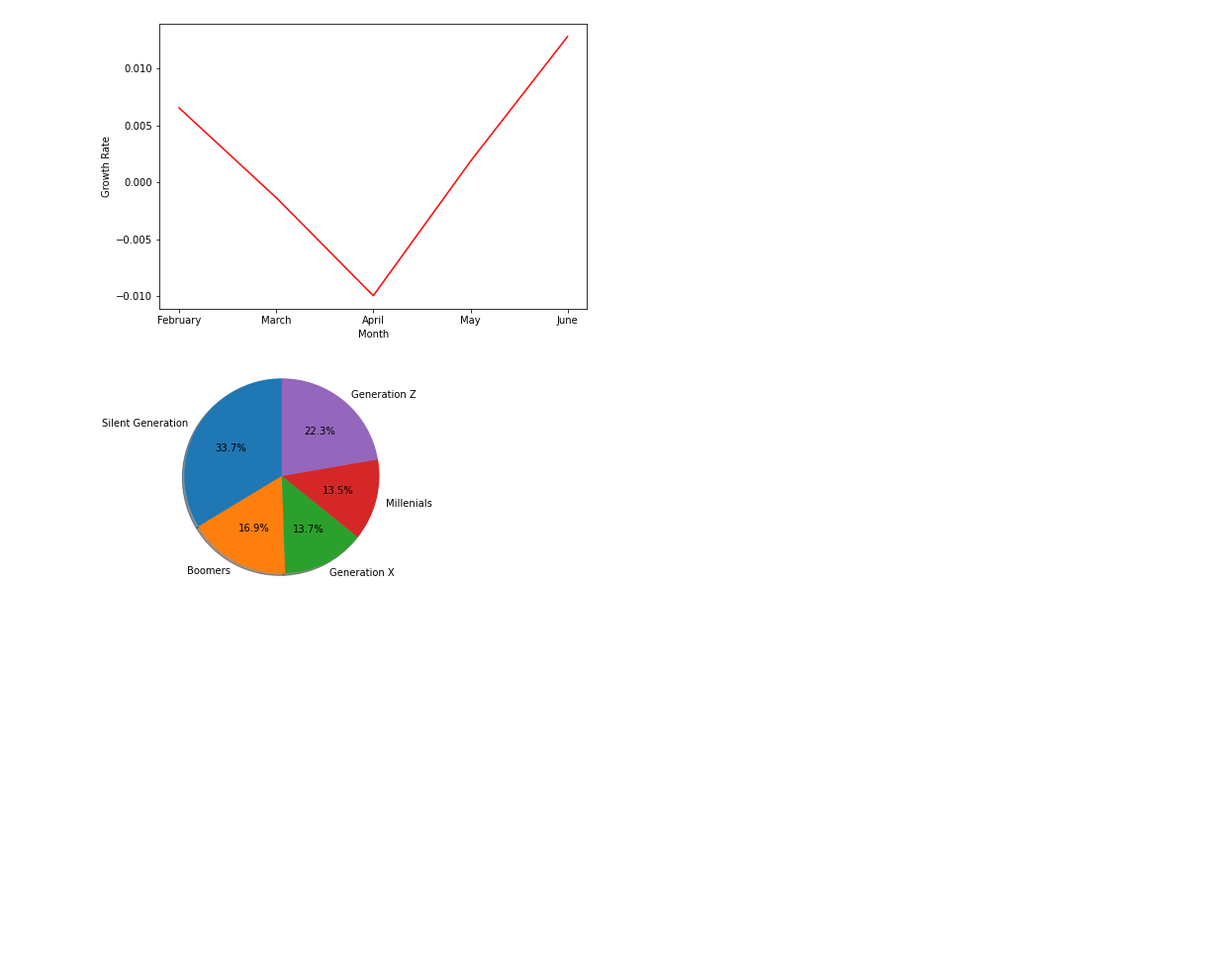
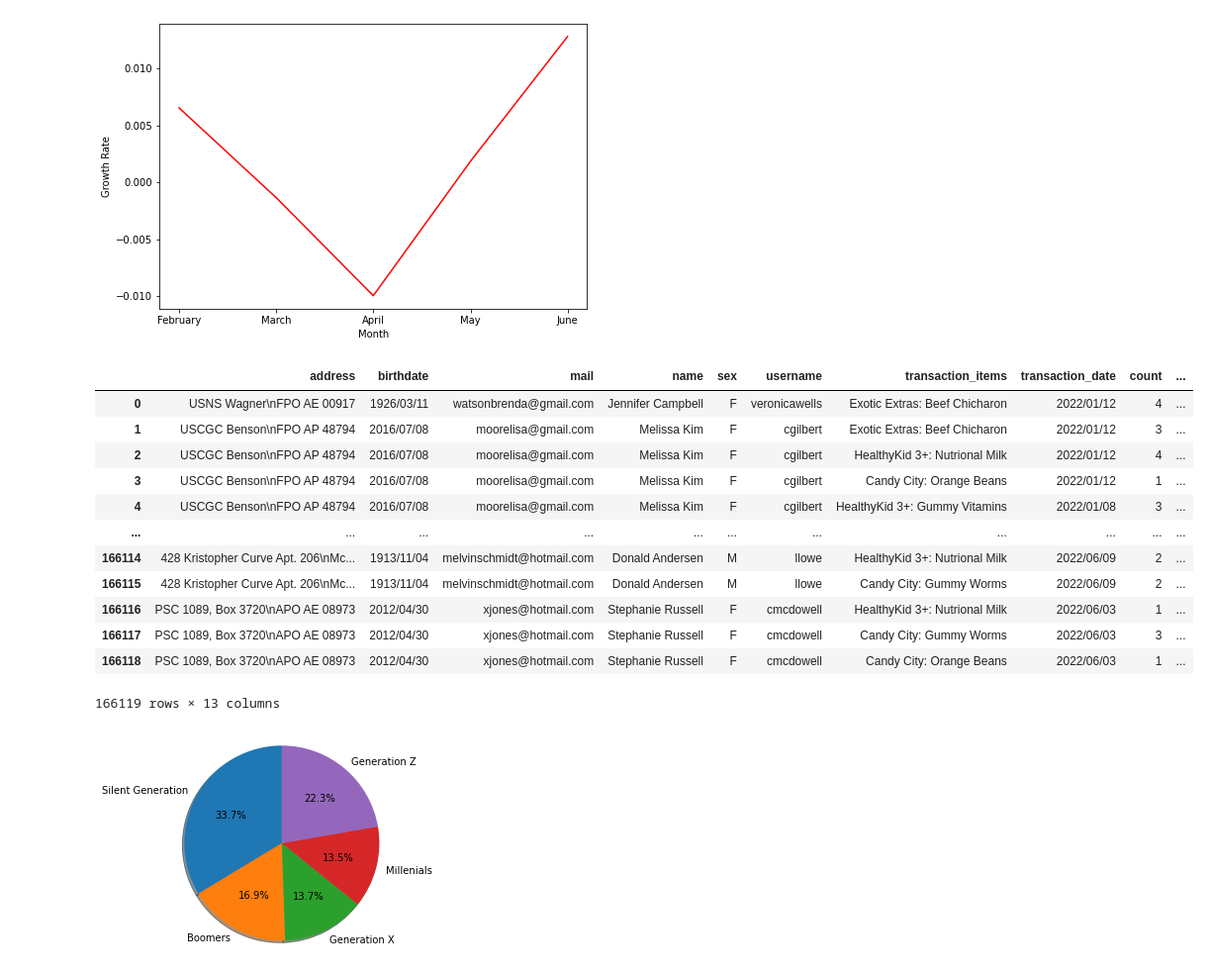
Before and after one commit to reiaynmi/213652_publicrepo, a Jupyter notebook: 213652_LT1_FINAL.ipynb, the cells around one changed output. Shown: that part at 99% size. Cells and saved outputs as stored; diff of their text form; code cells hidden in the pictures; blank space fills up the shorter version.

```diff
--- a/213652_LT1_FINAL.ipynb
+++ b/213652_LT1_FINAL.ipynb
@@ -219,6 +219,22 @@ plt.show()
 # %%
 #getting the year of birth for all customers, format as int for data manipulation
 df["year"] = df["birthdate"].str[0:4].astype(int)
+# %%
+df
+# %% [output]
+|  | address | birthdate | mail | name | sex | username | transaction_items | transaction_date | count | ... |
+| 0 | USNS Wagner\nFPO AE 00917 | 1926/03/11 | watsonbrenda@gmail.com | Jennifer Campbell | F | veronicawells | Exotic Extras: Beef Chicharon | 2022/01/12 | 4 | ... |
+| 1 | USCGC Benson\nFPO AP 48794 | 2016/07/08 | moorelisa@gmail.com | Melissa Kim | F | cgilbert | Exotic Extras: Beef Chicharon | 2022/01/12 | 3 | ... |
+| 2 | USCGC Benson\nFPO AP 48794 | 2016/07/08 | moorelisa@gmail.com | Melissa Kim | F | cgilbert | HealthyKid 3+: Nutrional Milk | 2022/01/12 | 4 | ... |
+| 3 | USCGC Benson\nFPO AP 48794 | 2016/07/08 | moorelisa@gmail.com | Melissa Kim | F | cgilbert | Candy City: Orange Beans | 2022/01/12 | 1 | ... |
+| 4 | USCGC Benson\nFPO AP 48794 | 2016/07/08 | moorelisa@gmail.com | Melissa Kim | F | cgilbert | HealthyKid 3+: Gummy Vitamins | 2022/01/08 | 3 | ... |
+| ... | ... | ... | ... | ... | ... | ... | ... | ... | ... | ... |
+| 166114 | 428 Kristopher Curve Apt. 206\nMc... | 1913/11/04 | melvinschmidt@hotmail.com | Donald Andersen | M | llowe | HealthyKid 3+: Nutrional Milk | 2022/06/09 | 2 | ... |
+| 166115 | 428 Kristopher Curve Apt. 206\nMc... | 1913/11/04 | melvinschmidt@hotmail.com | Donald Andersen | M | llowe | Candy City: Gummy Worms | 2022/06/09 | 2 | ... |
+| 166116 | PSC 1089, Box 3720\nAPO AE 08973 | 2012/04/30 | xjones@hotmail.com | Stephanie Russell | F | cmcdowell | HealthyKid 3+: Nutrional Milk | 2022/06/03 | 1 | ... |
+| 166117 | PSC 1089, Box 3720\nAPO AE 08973 | 2012/04/30 | xjones@hotmail.com | Stephanie Russell | F | cmcdowell | Candy City: Gummy Worms | 2022/06/03 | 3 | ... |
+| 166118 | PSC 1089, Box 3720\nAPO AE 08973 | 2012/04/30 | xjones@hotmail.com | Stephanie Russell | F | cmcdowell | Candy City: Orange Beans | 2022/06/03 | 1 | ... |
+166119 rows × 13 columns
 # %%
 #get all unique customers for each age demographic
 genz_customers= df.loc[df["year"]>=1997]["name"].unique()
```
